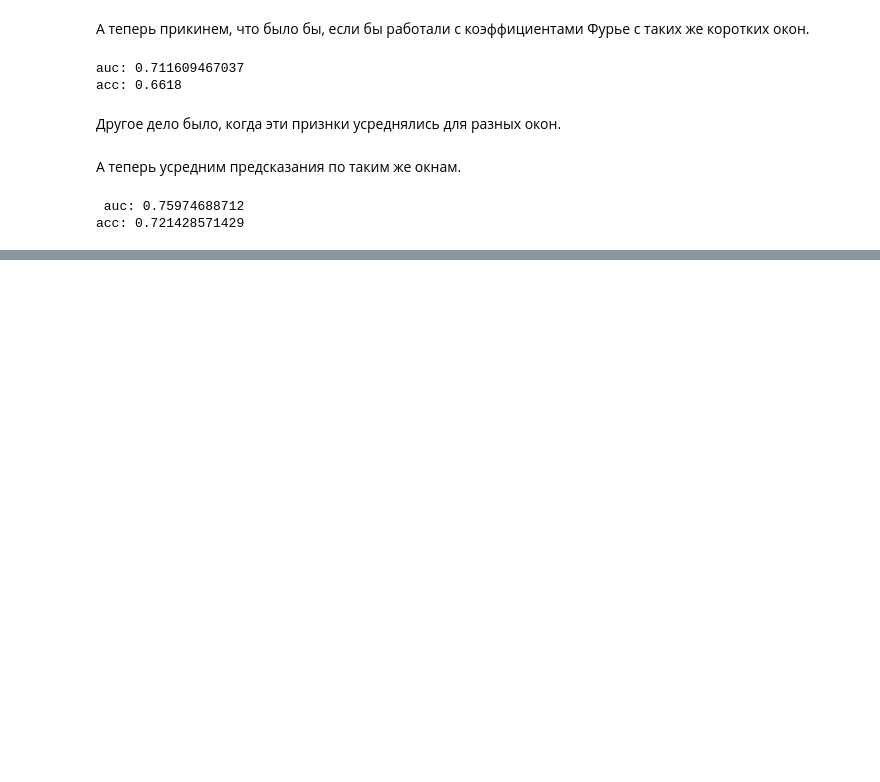
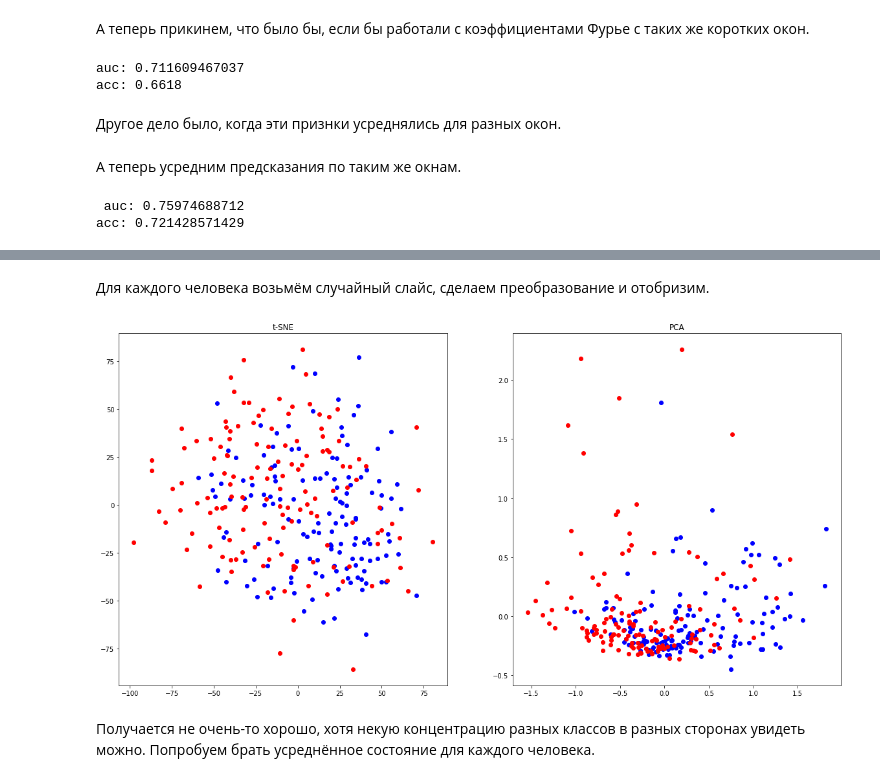
Before and after one commit to emilkayumov/diploma-mcnn-cardio-feature-extraction, a Jupyter notebook: mscnn.ipynb, the cells around one changed output, grey strips where cells are left out. Drawn from its saved outputs; the diff is of its cells as text; code cells hidden in the pictures; blank space fills up the shorter version.

```diff
--- a/mscnn.ipynb
+++ b/mscnn.ipynb
@@ -674,0 +680,36 @@ acc: 0.721428571429
+# %% [markdown]
+Для каждого человека возьмём случайный слайс, сделаем преобразование и отобризим.
+# %%
+data = np.empty((len(signals), 150), dtype=float)
+for i in xrange(len(signals)):
+    j = random.randint(0, len(signals[i]) - 1)
+    slice_start = random.randint(0, len(signals[i][j]) - slice_len - 1)
+    old_slice = preprocess_signal(signals[i][j][slice_start:slice_start+slice_len])
+    new_slice = preprocess.predict([resample(old_slice, 250).reshape((1, -1, 1)),
+                                    resample(old_slice, 500).reshape((1, -1, 1)),
+                                    old_slice.reshape((1, -1, 1))])
+    data[i] = new_slice.ravel()
+# %%
+tsne = TSNE(n_components=2, perplexity=100)
+pca  = PCA(n_components=2)
+# %%
+tsne_data = tsne.fit_transform(data)
+pca_data  = pca.fit_transform(data)
+# %%
+plt.figure(figsize=(20, 10))
+
+plt.subplot(1, 2, 1)
+plt.title('t-SNE')
+plt.plot(tsne_data[labels == 0, 0], tsne_data[labels == 0, 1], 'bo')
+plt.plot(tsne_data[labels == 1, 0], tsne_data[labels == 1, 1], 'ro')
+
+plt.subplot(1, 2, 2)
+plt.title('PCA')
+plt.plot(pca_data[labels == 0, 0], pca_data[labels == 0, 1], 'bo')
+plt.plot(pca_data[labels == 1, 0], pca_data[labels == 1, 1], 'ro')
+
+plt.show()
+# %% [output]
+[figure, added]
+# %% [markdown]
+Получается не очень-то хорошо, хотя некую концентрацию разных классов в разных сторонах увидеть можно. Попробуем брать усреднённое состояние для каждого человека.
```
Also changed, not shown: parts of 15 cells of this notebook, 3 other files.
